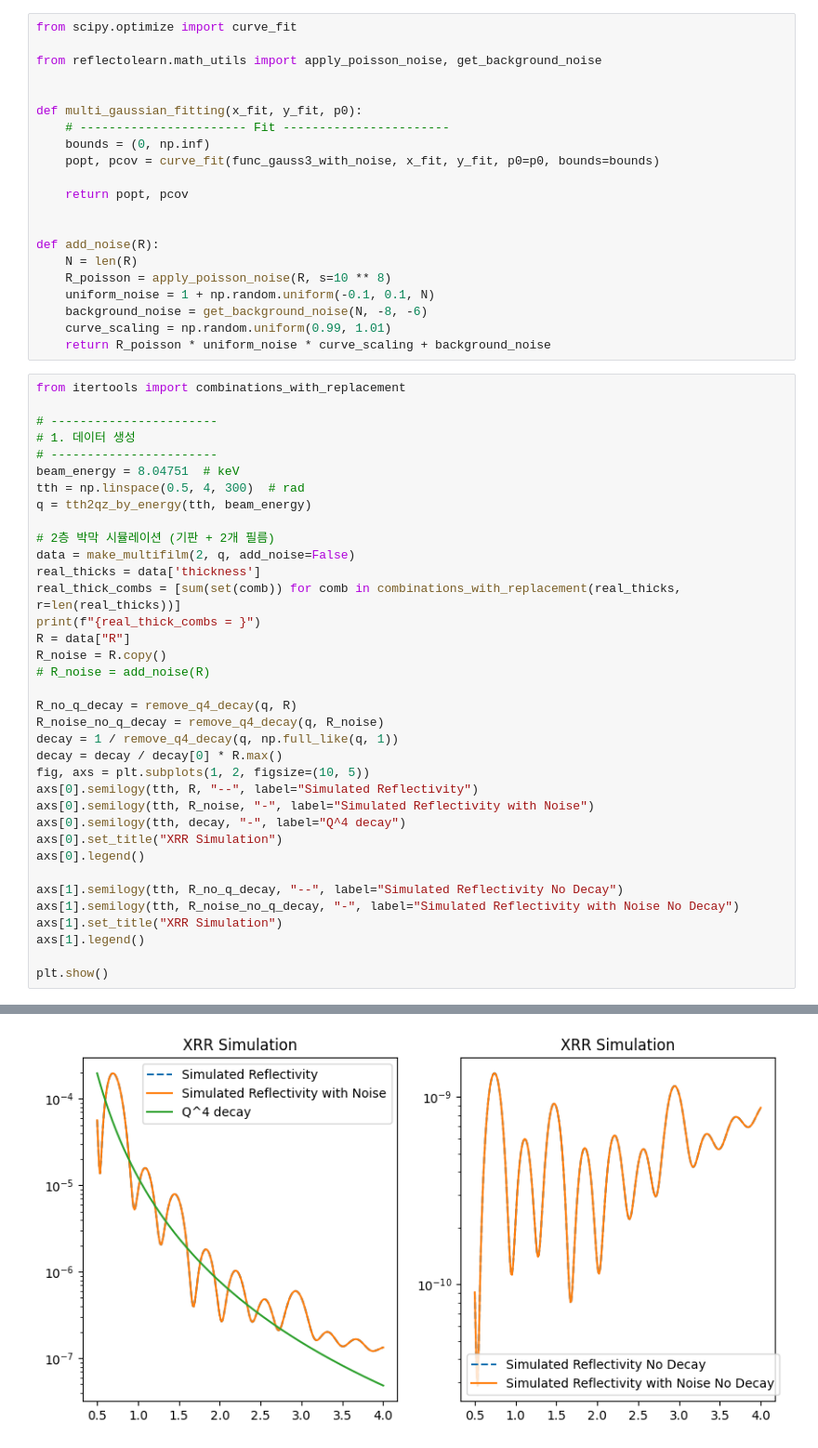
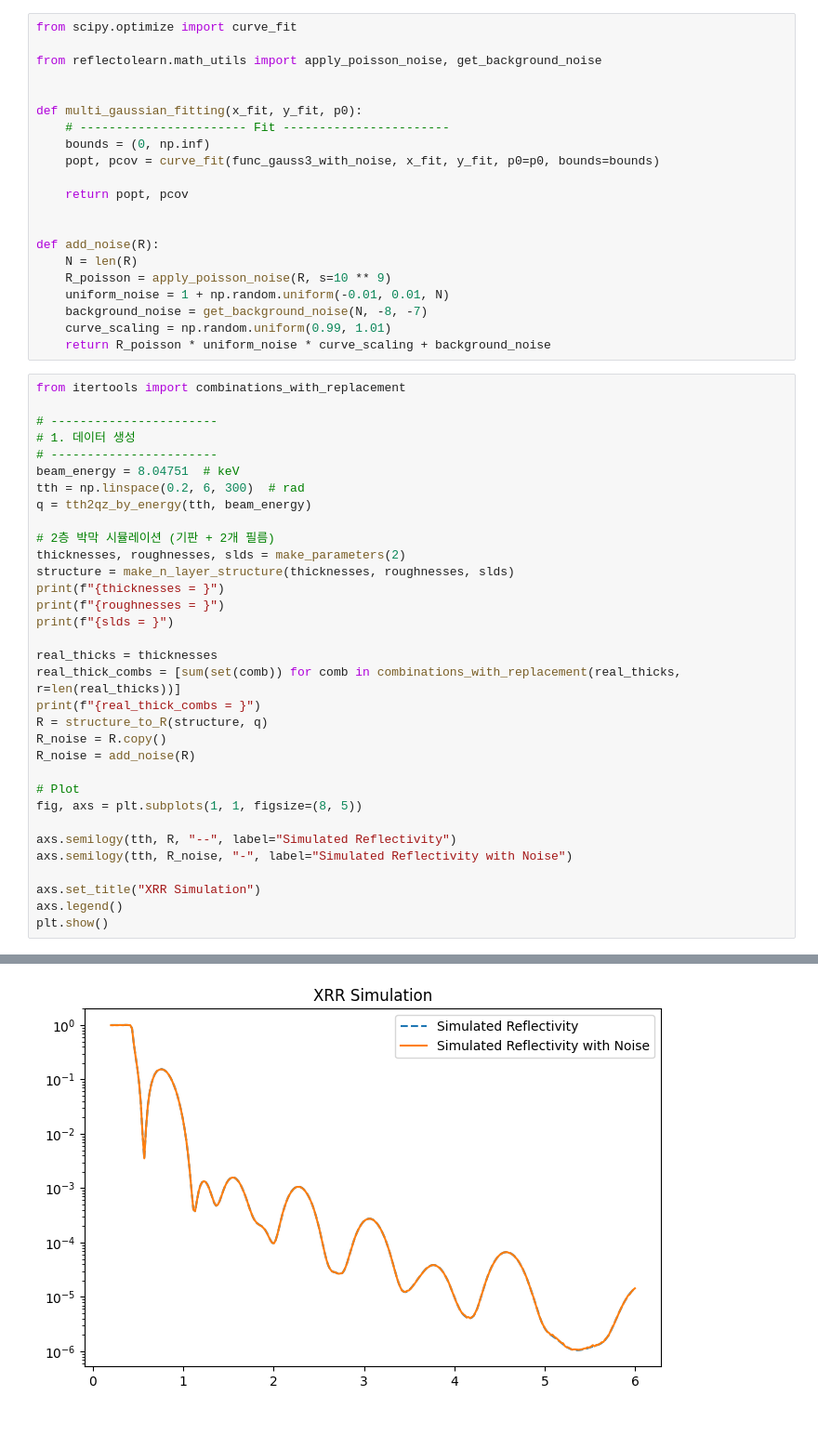
Before and after one commit to SJB7777/ReflectoLearn, a Jupyter notebook: notebooks/fitting.ipynb, the cells around one changed output, grey strips where cells are left out. Shown at 93% size. Cells and saved outputs as stored; diff of their text form; blank space fills up the shorter version.

```diff
--- a/notebooks/fitting.ipynb
+++ b/notebooks/fitting.ipynb
@@ -49,9 +49,9 @@ def multi_gaussian_fitting(x_fit, y_fit, p0):
 
 def add_noise(R):
     N = len(R)
-    R_poisson = apply_poisson_noise(R, s=10 ** 8)
-    uniform_noise = 1 + np.random.uniform(-0.1, 0.1, N)
-    background_noise = get_background_noise(N, -8, -6)
+    R_poisson = apply_poisson_noise(R, s=10 ** 9)
+    uniform_noise = 1 + np.random.uniform(-0.01, 0.01, N)
+    background_noise = get_background_noise(N, -8, -7)
     curve_scaling = np.random.uniform(0.99, 1.01)
     return R_poisson * uniform_noise * curve_scaling + background_noise
 # %%
@@ -61,33 +61,30 @@ from itertools import combinations_with_replacement
 # 1. 데이터 생성
 # -----------------------
 beam_energy = 8.04751  # keV
-tth = np.linspace(0.5, 4, 300)  # rad
+tth = np.linspace(0.2, 6, 300)  # rad
 q = tth2qz_by_energy(tth, beam_energy)
 
 # 2층 박막 시뮬레이션 (기판 + 2개 필름)
-data = make_multifilm(2, q, add_noise=False)
-real_thicks = data['thickness']
+thicknesses, roughnesses, slds = make_parameters(2)
+structure = make_n_layer_structure(thicknesses, roughnesses, slds)
+print(f"{thicknesses = }")
+print(f"{roughnesses = }")
+print(f"{slds = }")
+
+real_thicks = thicknesses
 real_thick_combs = [sum(set(comb)) for comb in combinations_with_replacement(real_thicks, r=len(real_thicks))]
 print(f"{real_thick_combs = }")
-R = data["R"]
+R = structure_to_R(structure, q)
 R_noise = R.copy()
-# R_noise = add_noise(R)
+R_noise = add_noise(R)
 
-R_no_q_decay = remove_q4_decay(q, R)
-R_noise_no_q_decay = remove_q4_decay(q, R_noise)
-decay = 1 / remove_q4_decay(q, np.full_like(q, 1))
-decay = decay / decay[0] * R.max()
-fig, axs = plt.subplots(1, 2, figsize=(10, 5))
-axs[0].semilogy(tth, R, "--", label="Simulated Reflectivity")
-axs[0].semilogy(tth, R_noise, "-", label="Simulated Reflectivity with Noise")
-axs[0].semilogy(tth, decay, "-", label="Q^4 decay")
-axs[0].set_title("XRR Simulation")
-axs[0].legend()
+# Plot
+fig, axs = plt.subplots(1, 1, figsize=(8, 5))
 
-axs[1].semilogy(tth, R_no_q_decay, "--", label="Simulated Reflectivity No Decay")
-axs[1].semilogy(tth, R_noise_no_q_decay, "-", label="Simulated Reflectivity with Noise No Decay")
-axs[1].set_title("XRR Simulation")
-axs[1].legend()
+axs.semilogy(tth, R, "--", label="Simulated Reflectivity")
+axs.semilogy(tth, R_noise, "-", label="Simulated Reflectivity with Noise")
 
+axs.set_title("XRR Simulation")
+axs.legend()
 plt.show()
 # %% [output]
@@ -95 +95 @@ real_thick_combs = [74.73529959847626, 120.14611225596863, 45.41081265749237]
-[figure, old version]
+[figure, new version]
```
Also changed, not shown: parts of 10 cells of this notebook, 6 other files.
